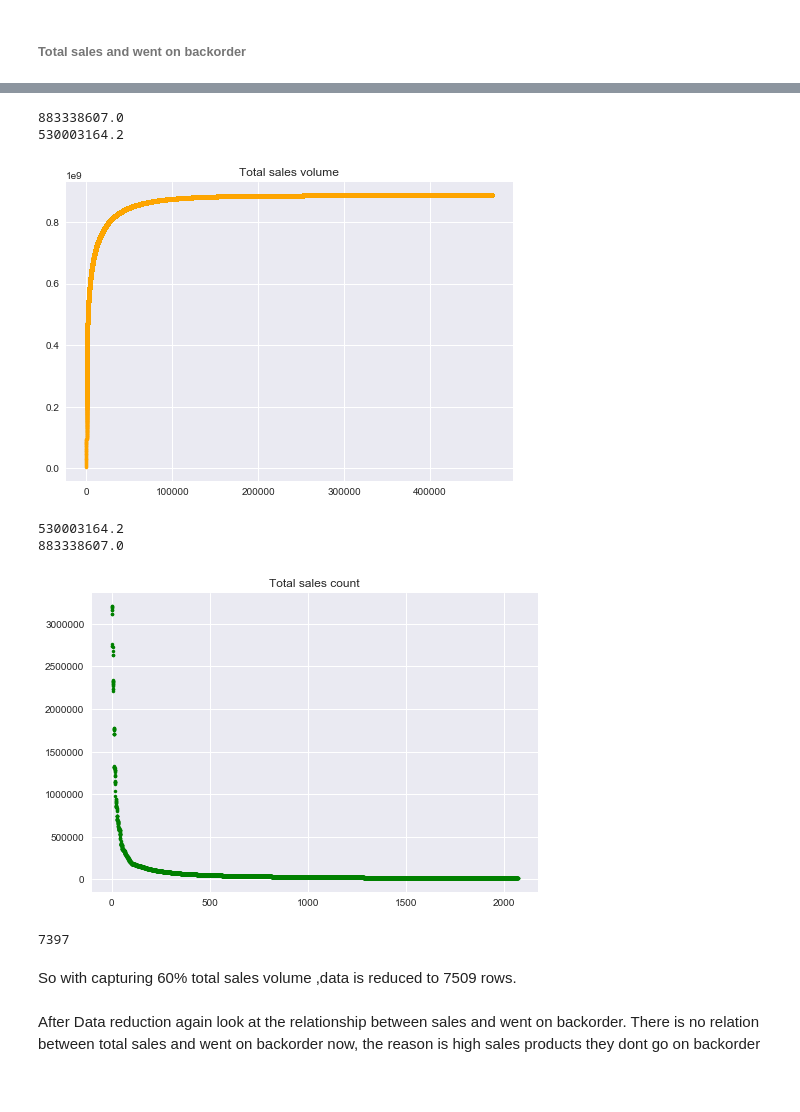
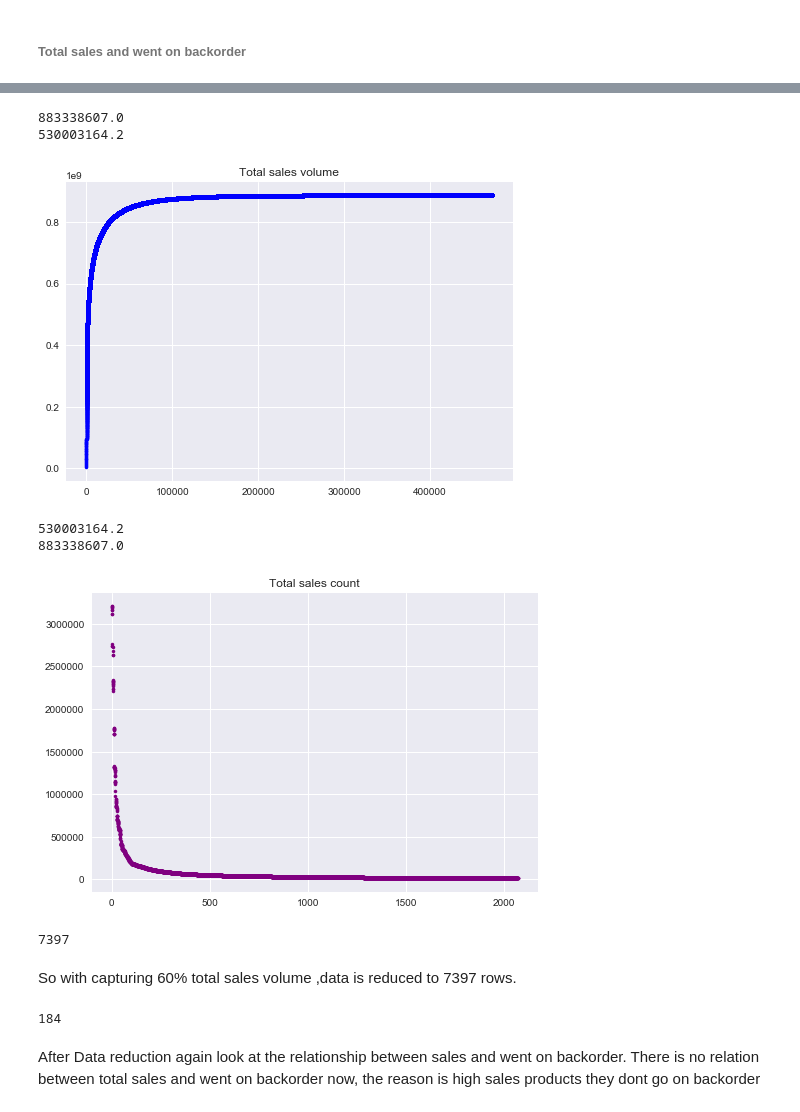
Before and after one commit to hedib/DataScienceProjects, a Jupyter notebook: project_Inventory/backorder.ipynb, the cells around one changed output, grey strips where cells are left out. Cells and saved outputs as stored; diff of their text form; code cells hidden in the pictures.

```diff
--- a/project_Inventory/backorder.ipynb
+++ b/project_Inventory/backorder.ipynb
@@ -320,14 +329,14 @@ Data reduction by capture 60% of the total sales volume.
 # %%
 sales_volume =np.cumsum(sales_sort.sales_9_month)
 print(sales_volume[len(sales_volume)-1])
 print(0.6 * sales_volume[len(sales_volume)-1])
-plt.plot(np.array(range(len(sales_sort))) * 0.28, sales_volume,".",color="orange")
+plt.plot(np.array(range(len(sales_sort))) * 0.28, sales_volume,".",color="blue")
 plt.title('Total sales volume')
 plt.show()
 # %% [output]
 883338607.0
 530003164.2
-[figure, old version]
+[figure, new version]
 # %%
 volume_perc=0.6 * sales_volume[len(sales_volume)-1]
 print(volume_perc)
@@ -338,17 +347,21 @@ sales_sort=sales_sort.sort_values('sales_volume',ascending = True)
 sample=sales_sort[sales_sort['sales_volume']<=volume_perc]
 
 sample=sample.sort_values('sales_9_month',ascending = False)
-plt.plot(np.array(range(len(sample))) * 0.28, sample.sales_9_month,".",color="green")
+plt.plot(np.array(range(len(sample))) * 0.28, sample.sales_9_month,".",color="purple")
 plt.title('Total sales count')
 plt.show()
 len(sample)
 # %% [output]
 530003164.2
 883338607.0
-[figure, old version]
+[figure, new version]
 7397
 # %% [markdown]
-So with capturing 60% total sales volume ,data is reduced to 7509 rows.
+So with capturing 60% total sales volume ,data is reduced to 7397 rows.
+# %%
+sample.lead_time.isnull().sum()
+# %% [output]
+184
 # %% [markdown]
 After Data reduction again look at the relationship between sales and went on backorder.
 There is no relation between total sales and went on backorder now, the reason is high sales products they dont go on backorder
```
Also changed, not shown: parts of 43 cells of this notebook.
